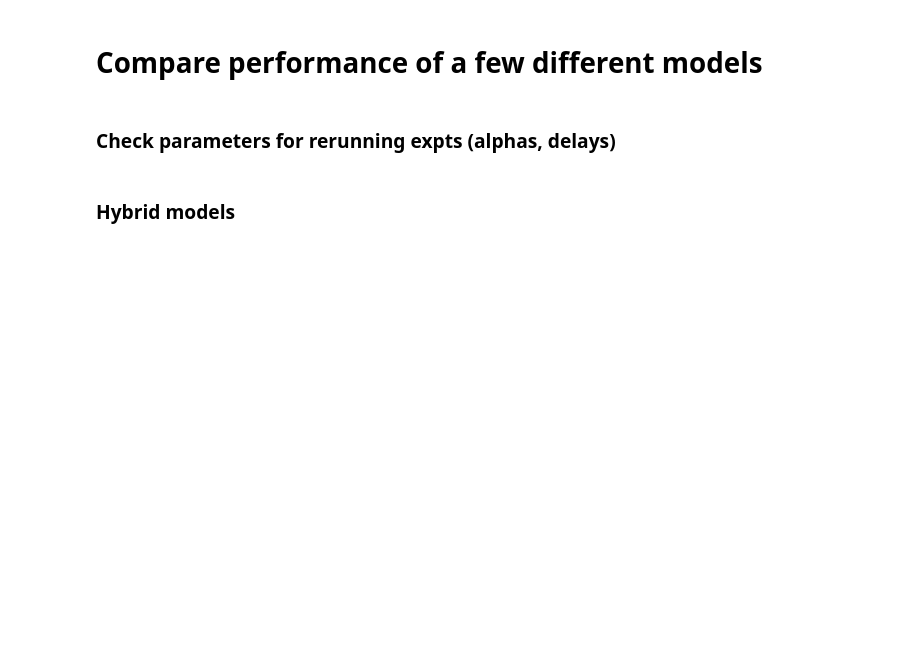
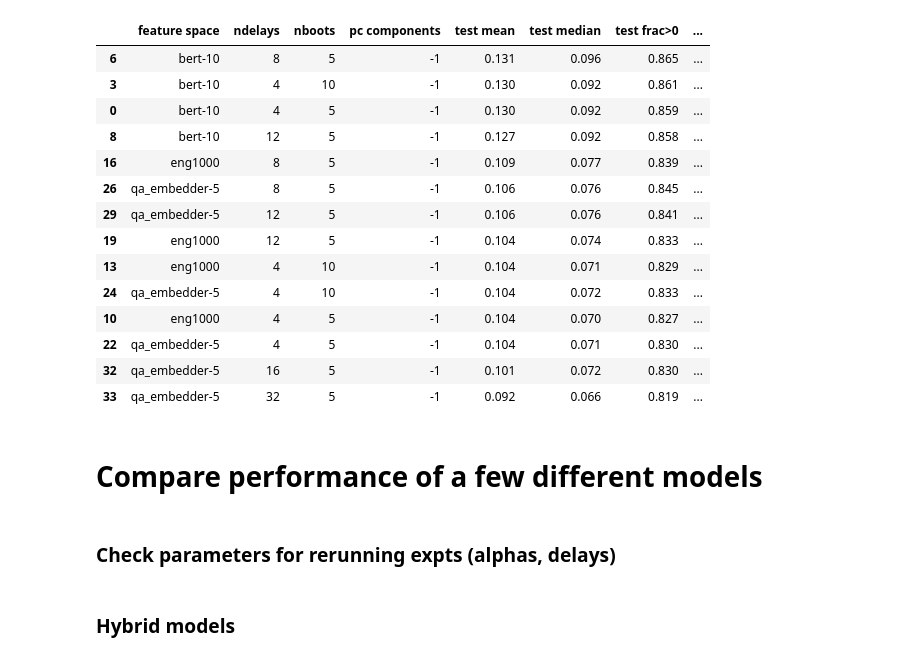
Before and after one commit to csinva/interpretable-embeddings, a Jupyter notebook: notebooks/01_encoding.ipynb, the cells around one changed output. Drawn from its saved outputs; the diff is of its cells as text; code cells hidden in the pictures; blank space fills up the shorter version.

```diff
--- a/notebooks/01_encoding.ipynb
+++ b/notebooks/01_encoding.ipynb
@@ -69,3 +79,28 @@ experiment varied these params: ['feature_space', 'ndelays', 'nboots', 'pc_compo
+# %%
+(
+    d.reset_index()[d.reset_index().pc_components == -1]
+    .sort_values(by='corrs_test_mean', ascending=False)
+    .rename(columns=lambda x: x.replace('_', ' ').replace('corrs', ''))
+    .style
+    .background_gradient(cmap='magma', axis=0)
+    .format(precision=3)
+)
+# %% [output]
+|  | feature space | ndelays | nboots | pc components | test mean | test median | test frac>0 | ... |
+| 6 | bert-10 | 8 | 5 | -1 | 0.131 | 0.096 | 0.865 | ... |
+| 3 | bert-10 | 4 | 10 | -1 | 0.130 | 0.092 | 0.861 | ... |
+| 0 | bert-10 | 4 | 5 | -1 | 0.130 | 0.092 | 0.859 | ... |
+| 8 | bert-10 | 12 | 5 | -1 | 0.127 | 0.092 | 0.858 | ... |
+| 16 | eng1000 | 8 | 5 | -1 | 0.109 | 0.077 | 0.839 | ... |
+| 26 | qa_embedder-5 | 8 | 5 | -1 | 0.106 | 0.076 | 0.845 | ... |
+| 29 | qa_embedder-5 | 12 | 5 | -1 | 0.106 | 0.076 | 0.841 | ... |
+| 19 | eng1000 | 12 | 5 | -1 | 0.104 | 0.074 | 0.833 | ... |
+| 13 | eng1000 | 4 | 10 | -1 | 0.104 | 0.071 | 0.829 | ... |
+| 24 | qa_embedder-5 | 4 | 10 | -1 | 0.104 | 0.072 | 0.833 | ... |
+| 10 | eng1000 | 4 | 5 | -1 | 0.104 | 0.070 | 0.827 | ... |
+| 22 | qa_embedder-5 | 4 | 5 | -1 | 0.104 | 0.071 | 0.830 | ... |
+| 32 | qa_embedder-5 | 16 | 5 | -1 | 0.101 | 0.072 | 0.830 | ... |
+| 33 | qa_embedder-5 | 32 | 5 | -1 | 0.092 | 0.066 | 0.819 | ... |
 # %% [markdown]
 # Compare performance of a few different models
 # %%
```
Also changed, not shown: parts of 1 cell of this notebook, 4 other files.
